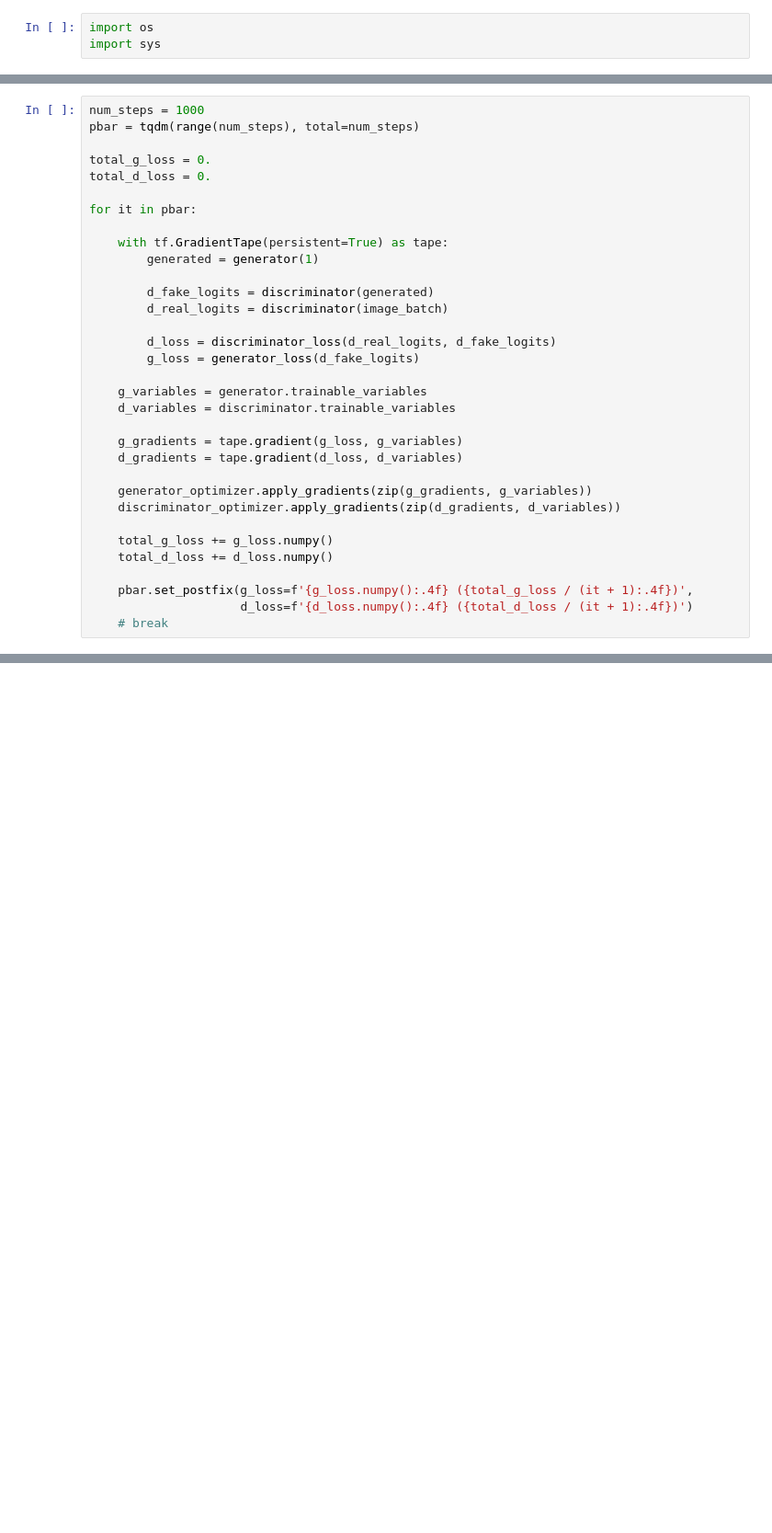
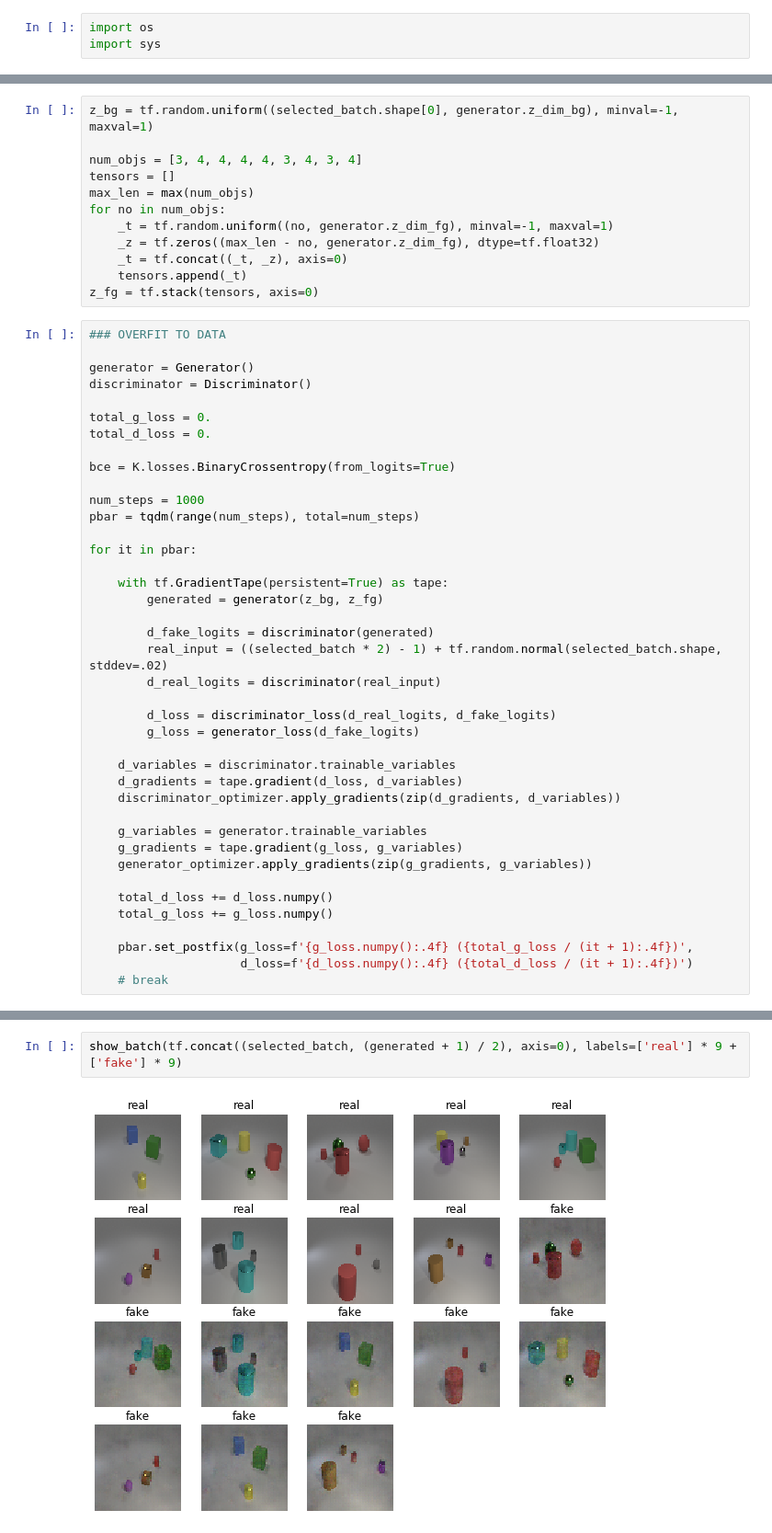
Before and after one commit to sebamenabar/HoloGAN, a Jupyter notebook: tf2_migration.ipynb, the cells around one changed output, grey strips where cells are left out. Shown at 92% size. Saved outputs shown, nothing was run; the diff lists cells and outputs as text; blank space fills up the shorter version.

```diff
--- a/tf2_migration.ipynb
+++ b/tf2_migration.ipynb
@@ -426,32 +427,51 @@ from tqdm import tqdm_notebook as tqdm
+# %%
+z_bg = tf.random.uniform((selected_batch.shape[0], generator.z_dim_bg), minval=-1, maxval=1)
+
+num_objs = [3, 4, 4, 4, 4, 3, 4, 3, 4]
+tensors = []
+max_len = max(num_objs)
+for no in num_objs:
+    _t = tf.random.uniform((no, generator.z_dim_fg), minval=-1, maxval=1)
+    _z = tf.zeros((max_len - no, generator.z_dim_fg), dtype=tf.float32)
+    _t = tf.concat((_t, _z), axis=0)
+    tensors.append(_t)
+z_fg = tf.stack(tensors, axis=0)
 # %%
-num_steps = 1000
-pbar = tqdm(range(num_steps), total=num_steps)
+### OVERFIT TO DATA
+
+generator = Generator()
+discriminator = Discriminator()
 
 total_g_loss = 0.
 total_d_loss = 0.
 
+bce = K.losses.BinaryCrossentropy(from_logits=True)
+
+num_steps = 1000
+pbar = tqdm(range(num_steps), total=num_steps)
+
 for it in pbar:
 
     with tf.GradientTape(persistent=True) as tape:
-        generated = generator(1)
+        generated = generator(z_bg, z_fg)
 
         d_fake_logits = discriminator(generated)
-        d_real_logits = discriminator(image_batch)
+        real_input = ((selected_batch * 2) - 1) + tf.random.normal(selected_batch.shape, stddev=.02)
+        d_real_logits = discriminator(real_input)
 
         d_loss = discriminator_loss(d_real_logits, d_fake_logits)
         g_loss = generator_loss(d_fake_logits)
 
-    g_variables = generator.trainable_variables
     d_variables = discriminator.trainable_variables
-
-    g_gradients = tape.gradient(g_loss, g_variables)
     d_gradients = tape.gradient(d_loss, d_variables)
-
-    generator_optimizer.apply_gradients(zip(g_gradients, g_variables))
     discriminator_optimizer.apply_gradients(zip(d_gradients, d_variables))
 
+    g_variables = generator.trainable_variables
+    g_gradients = tape.gradient(g_loss, g_variables)
+    generator_optimizer.apply_gradients(zip(g_gradients, g_variables))
+
+    total_d_loss += d_loss.numpy()
     total_g_loss += g_loss.numpy()
-    total_d_loss += d_loss.numpy()
 
     pbar.set_postfix(g_loss=f'{g_loss.numpy():.4f} ({total_g_loss / (it + 1):.4f})',
                      d_loss=f'{d_loss.numpy():.4f} ({total_d_loss / (it + 1):.4f})')
@@ -480,0 +489,4 @@ TensorShape([1, 64, 64, 3])
+# %%
+show_batch(tf.concat((selected_batch, (generated + 1) / 2), axis=0), labels=['real'] * 9 + ['fake'] * 9)
+# %% [output]
+[figure, added]
```
Also changed, not shown: parts of 36 cells of this notebook.
